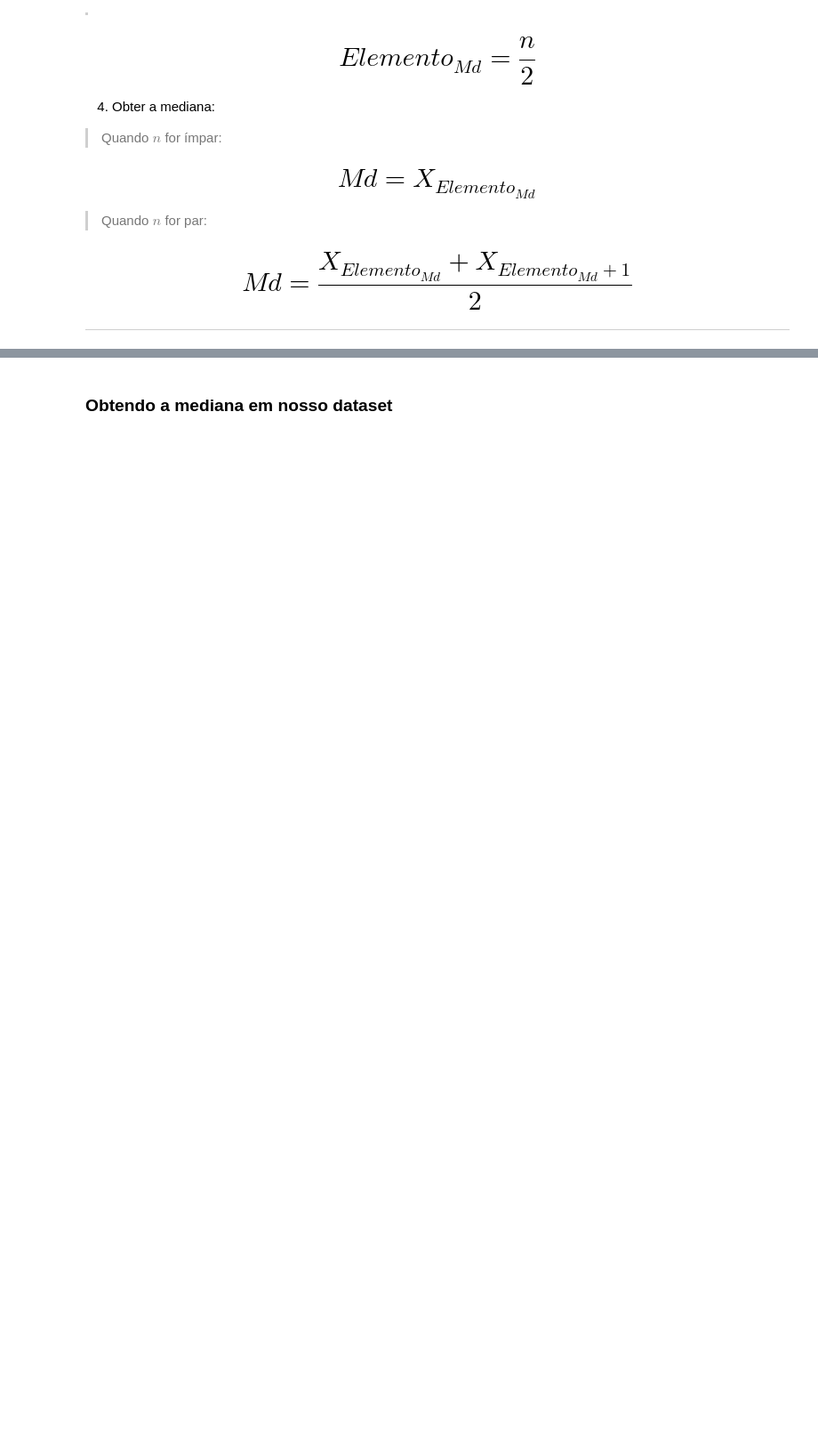
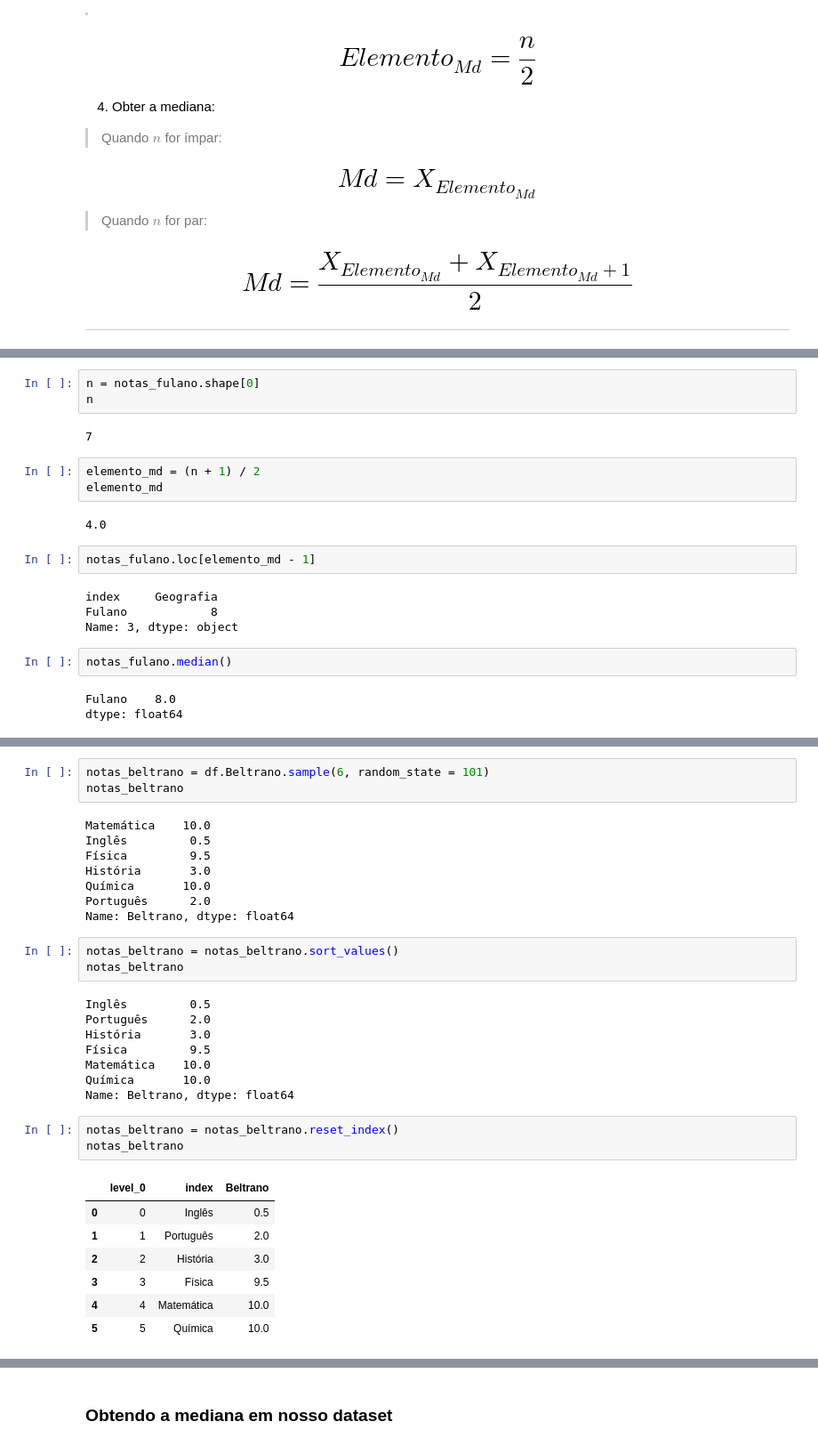
Before and after one commit to cglima/estatistica-python-parte-1-frequencias-e-medidas, a Jupyter notebook: notebook/curso-de-estatistica-parte-1.ipynb, the cells around one changed output, grey strips where cells are left out. Shown: that part at 89% size. Saved outputs shown, nothing was run; the diff lists cells and outputs as text; blank space fills up the shorter version.

Commit message:
calculo da mediana

```diff
--- a/notebook/curso-de-estatistica-parte-1.ipynb
+++ b/notebook/curso-de-estatistica-parte-1.ipynb
@@ -656,4 +692,58 @@ Para obtermos a mediana de uma conjunto de dados devemos proceder da seguinte ma
+# %%
+n = notas_fulano.shape[0]
+n
+# %% [output]
+7
+# %%
+elemento_md = (n + 1) / 2
+elemento_md
+# %% [output]
+4.0
+# %%
+notas_fulano.loc[elemento_md - 1]
+# %% [output]
+index     Geografia
+Fulano            8
+Name: 3, dtype: object
+# %%
+notas_fulano.median()
+# %% [output]
+Fulano    8.0
+dtype: float64
 # %% [markdown]
 ### Exemplo 2 - n par
 
 <img src='https://caelum-online-public.s3.amazonaws.com/1177-estatistica-parte1/01/img003.png' width='50%' style="float:left">
+# %%
+notas_beltrano = df.Beltrano.sample(6, random_state = 101)
+notas_beltrano
+# %% [output]
+Matemática    10.0
+Inglês         0.5
+Física         9.5
+História       3.0
+Química       10.0
+Português      2.0
+Name: Beltrano, dtype: float64
+# %%
+notas_beltrano = notas_beltrano.sort_values()
+notas_beltrano
+# %% [output]
+Inglês         0.5
+Português      2.0
+História       3.0
+Física         9.5
+Matemática    10.0
+Química       10.0
+Name: Beltrano, dtype: float64
+# %%
+notas_beltrano = notas_beltrano.reset_index()
+notas_beltrano
+# %% [output]
+|  | level_0 | index | Beltrano |
+| 0 | 0 | Inglês | 0.5 |
+| 1 | 1 | Português | 2.0 |
+| 2 | 2 | História | 3.0 |
+| 3 | 3 | Física | 9.5 |
+| 4 | 4 | Matemática | 10.0 |
+| 5 | 5 | Química | 10.0 |
```
Also changed, not shown: parts of 10 cells of this notebook.
